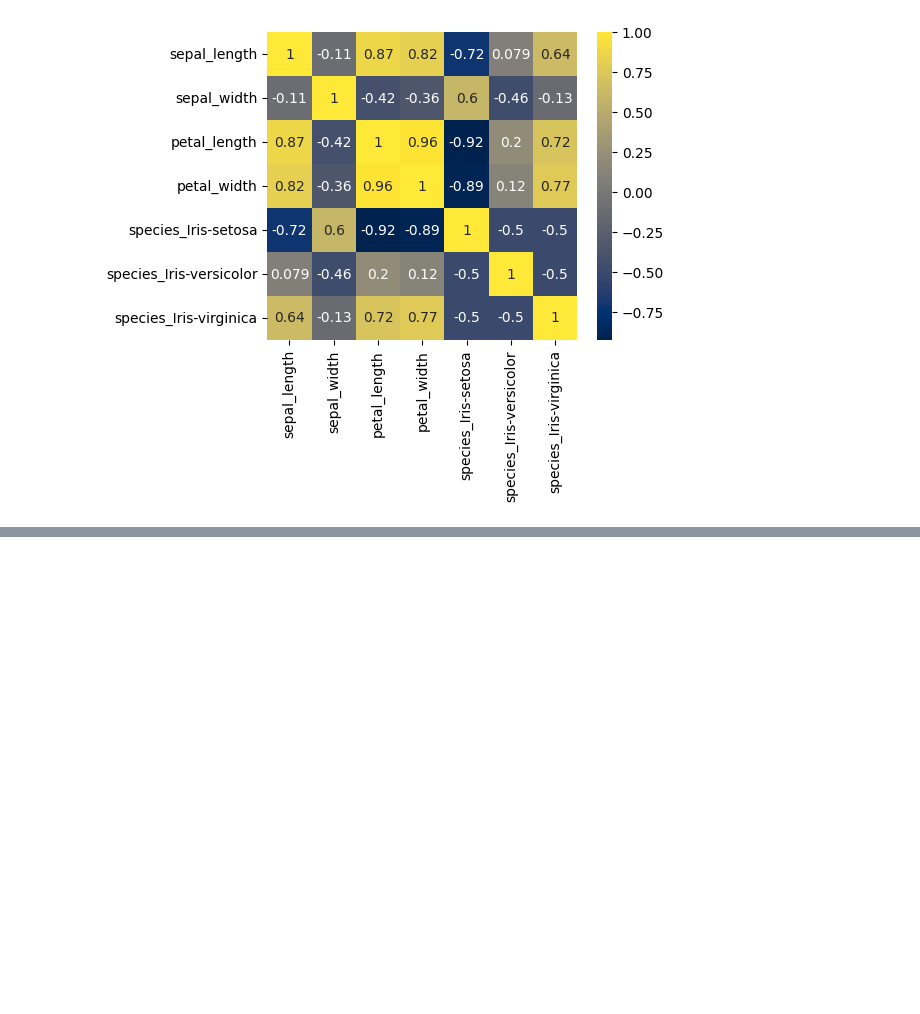
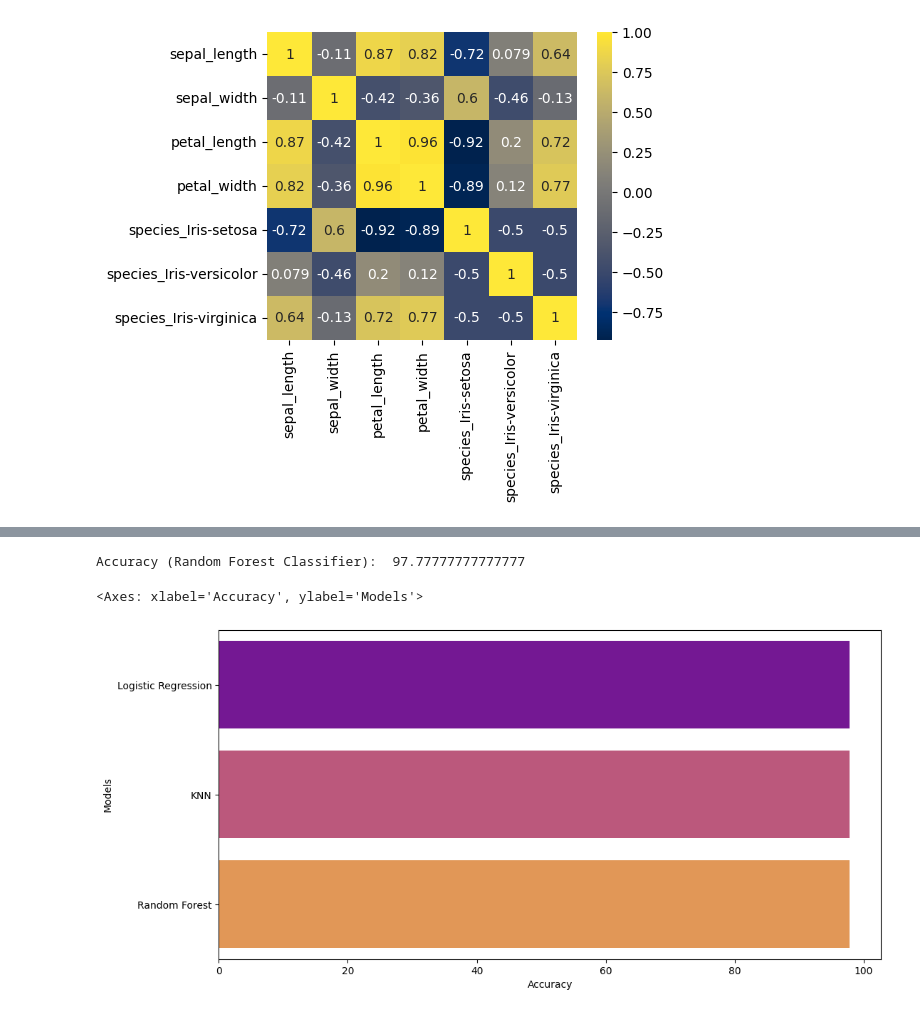
Before and after one commit to Folasewa/Personal_ML_Projects, a Jupyter notebook: Week1_Iris_Flower_Classification.ipynb, the cells around one changed output, grey strips where cells are left out. Drawn from its saved outputs; the diff is of its cells as text; code cells hidden in the pictures; blank space fills up the shorter version.

```diff
--- a/Week1_Iris_Flower_Classification.ipynb
+++ b/Week1_Iris_Flower_Classification.ipynb
@@ -148,3 +148,19 @@ sns.heatmap(correlation_matrix, annot=True, ax=ax, cmap='cividis')
 plt.show()
 # %% [output]
 [figure]
+# %%
+#model building
+
+from sklearn.model_selection import train_test_split
+X=data_set.drop(columns=['species'])
+Y=data_set['species']
+
+X_train,X_test,Y_train,Y_test=train_test_split(X,Y,test_size=0.3,random_state=1)
+# %%
+#using KNearest
+
+from sklearn.neighbors import KNeighborsClassifier
+model2=KNeighborsClassifier()
+model2.fit(X_train,Y_train)
+acc_knn = model2.score(X_test, Y_test)*100
+print("Accuracy (KNN): ",acc_knn)
@@ -150,0 +169,8 @@ plt.show()
+# %%
+#using logistic regression
+
+from sklearn.linear_model import LogisticRegression
+model3 = LogisticRegression()
+model3.fit(X_train, Y_train)
+acc_logreg = model3.score(X_test, Y_test)*100
+print("Accuracy (LoR): ",acc_logreg)
@@ -150,0 +186,21 @@ plt.show()
+# %%
+#randomforest
+from sklearn.ensemble import RandomForestClassifier
+model1=RandomForestClassifier()
+model1.fit(X_train,Y_train)
+acc_rfc=model3.score(X_test,Y_test)*100
+print("Accuracy (Random Forest Classifier): ",acc_rfc)
+# %% [output]
+Accuracy (Random Forest Classifier):  97.77777777777777
+# %%
+#visualizing the result
+
+plt.figure(figsize=(12,6))
+model_acc = [acc_logreg ,acc_knn,acc_rfc]
+model_name = ['Logistic Regression','KNN','Random Forest']
+plt.xlabel("Accuracy")
+plt.ylabel("Models")
+sns.barplot(x=model_acc, y=model_name, palette='plasma')
+# %% [output]
+<Axes: xlabel='Accuracy', ylabel='Models'>
+[figure, added]
```
Also changed, not shown: parts of 6 cells of this notebook.
